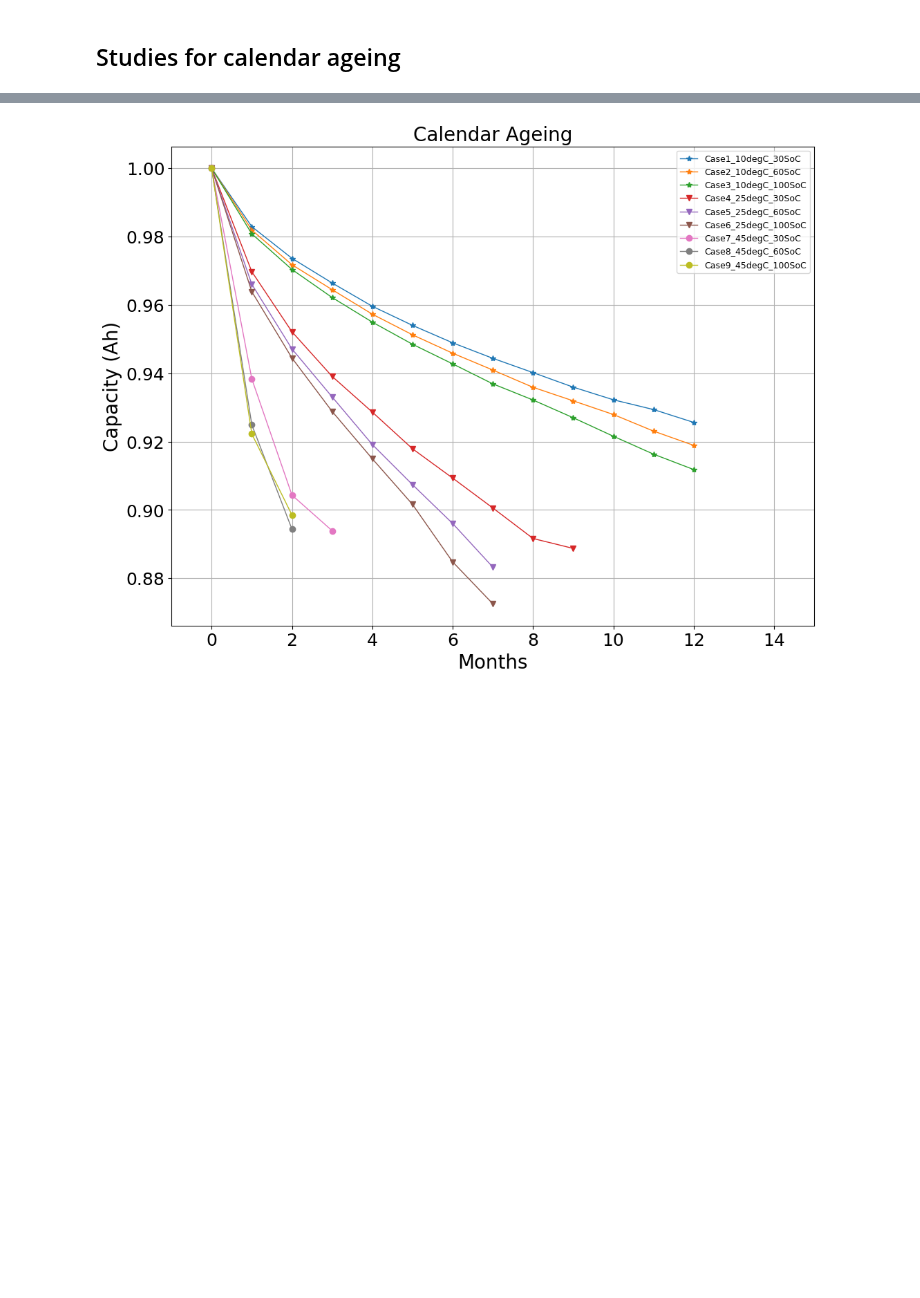
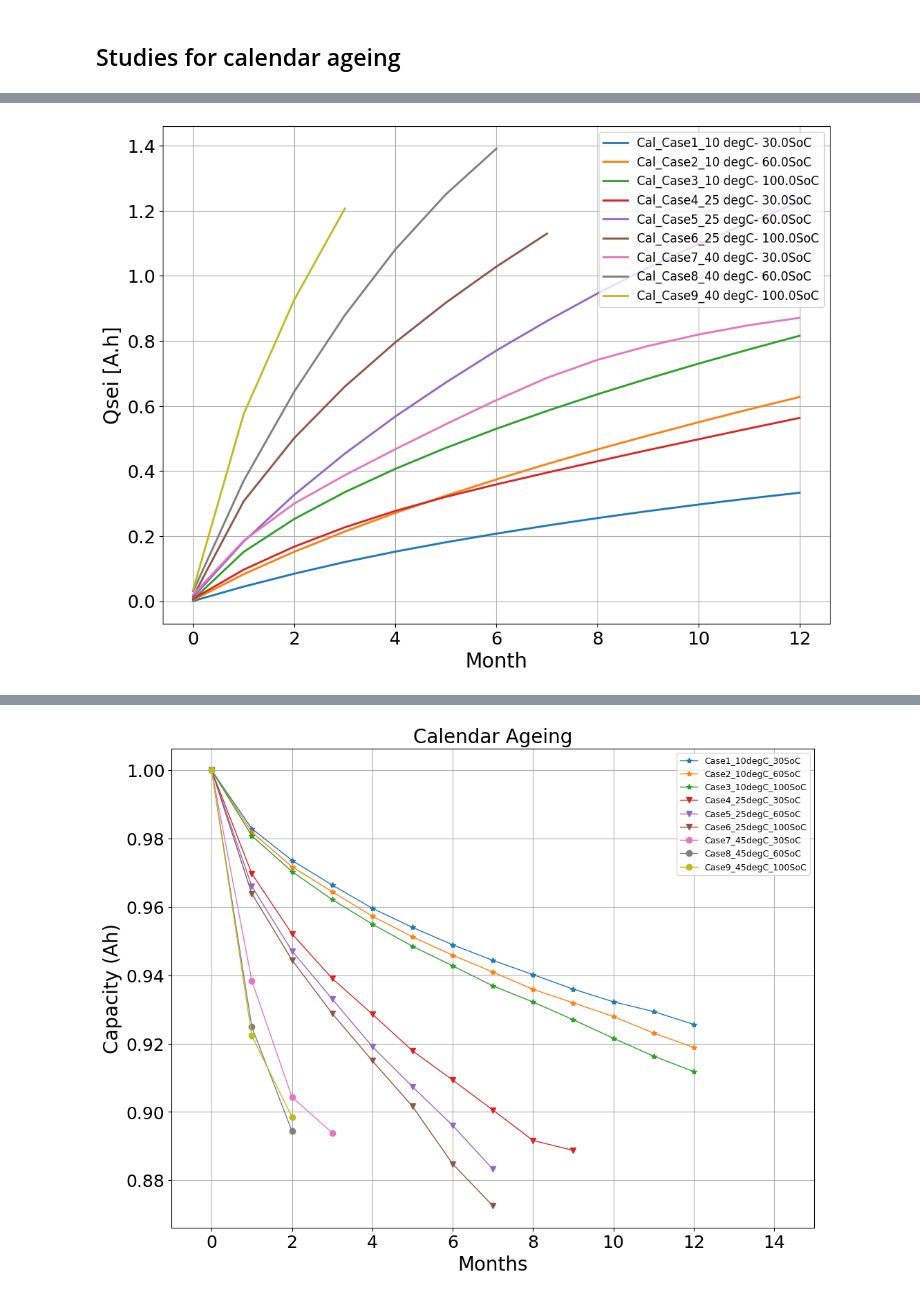
Before and after one commit to ganmadche/PyBaMMlocal, a Jupyter notebook: wip/paperKneedfn2026_calendarStudies.ipynb, the cells around one changed output, grey strips where cells are left out. Cells and saved outputs as stored; diff of their text form; code cells hidden in the pictures; blank space fills up the shorter version.

```diff
--- a/wip/paperKneedfn2026_calendarStudies.ipynb
+++ b/wip/paperKneedfn2026_calendarStudies.ipynb
@@ -329,3 +364,46 @@ plt.show()
+# %%
+# fig, axes = plt.subplots(1, 2, figsize=(8,9), sharex=True)
+# axes = axes.flatten()
+plt.figure(figsize=(12,9))
+for m in range(9):#,29,31,33,35,37,39,43,45,47,49,51,53,59,65,67,69,71,77,81]: #range(27,54):#: #range(5): #
+
+    n = m
+    tempC_case = df3["Temperature"][n]
+    simcase = df3["Case"][n]
+
+    soc_case = df3["SoC"][n]*0.01
+
+    df4 = pd.read_csv(f"{current_directory}/paperstudies2026/calendarStudies/Case{simcase}_{tempC_case}degC_{soc_case*100}SoC_{days_per_month}calendardays_percycle.csv")
+
+    xcycle = df4["Months"]
+
+    # variables = ["Capacity Retention", "Qside", "Qsei", "Qpl",   "LLIp", ]
+    # variables2 = ["State of health", "Qside", "Qsei [A.h]", "Qpl [A.h]",   "LLI (%)", ]
+    variables = ["Qsei",]
+    variables2 = ["Qsei [A.h]" ]
+
+    for i, var in enumerate(variables):
+
+        plt.plot(xcycle, df4[var], label = f"Cal_Case{simcase}_{tempC_case} degC- {soc_case*100}SoC", linewidth=2)
+        #axes[i].set_title(var)
+
+            # X-axis label
+        plt.ylabel(f"{variables2[i]}",fontsize=20)         # Y-axis label
+
+        plt.xlabel("Month", fontsize=20)
+        plt.grid(True)
+    plt.legend(fontsize=12, loc='upper right')
+#plt.xlabel("Cycle number")
+#plt.ylim([0.6, 1.05])
+#plt.xlim([-1, 14])
+
+plt.xticks(fontsize=18)
+plt.yticks(fontsize=18)
+
+
+plt.show()
+# %% [output]
+[figure, added]
 # %%
 df3 = pd.read_csv(f"{current_directory}/paperstudies2026/calendarStudies/Cases_for_Calendar_ageing.csv")
 cycles_per_day =1
```
Also changed, not shown: parts of 4 cells of this notebook.
